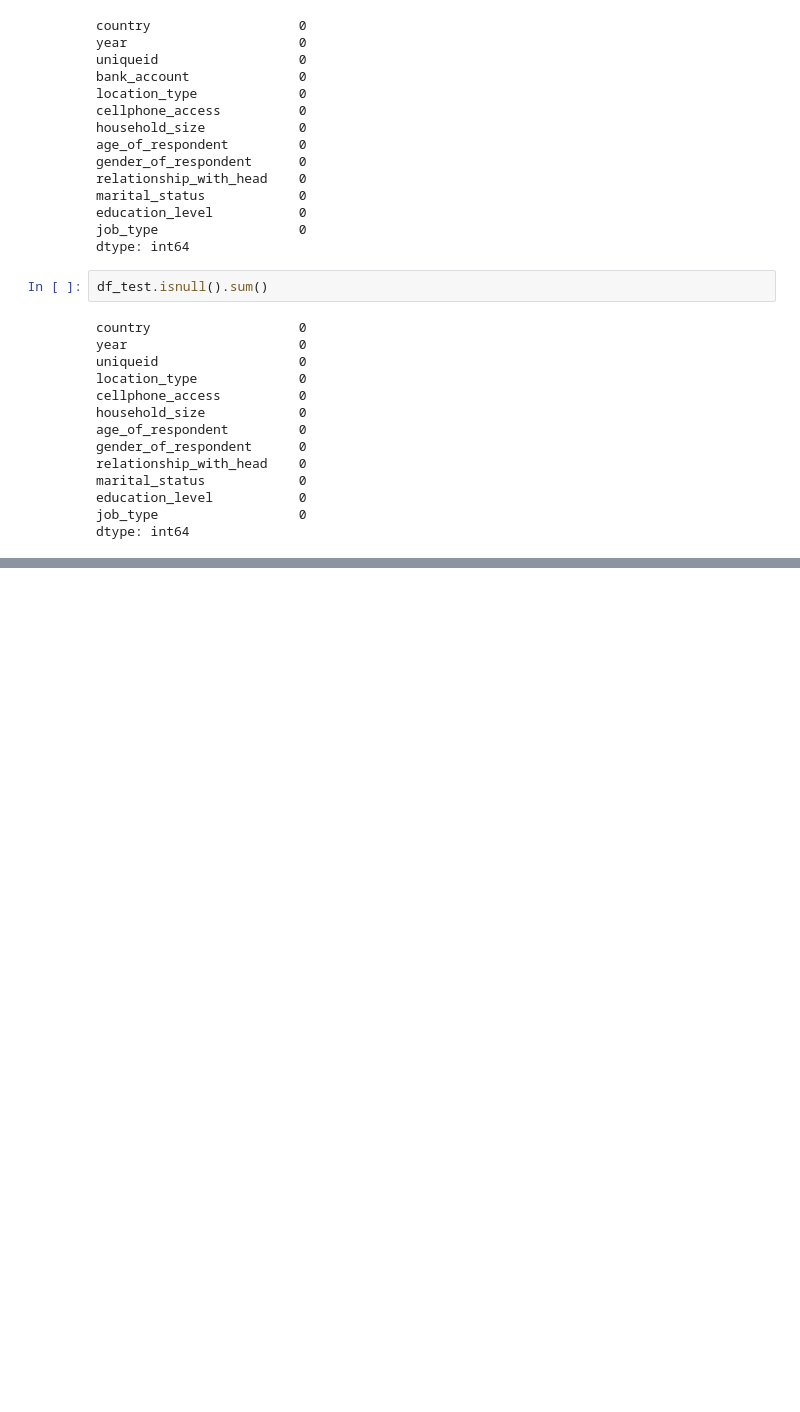
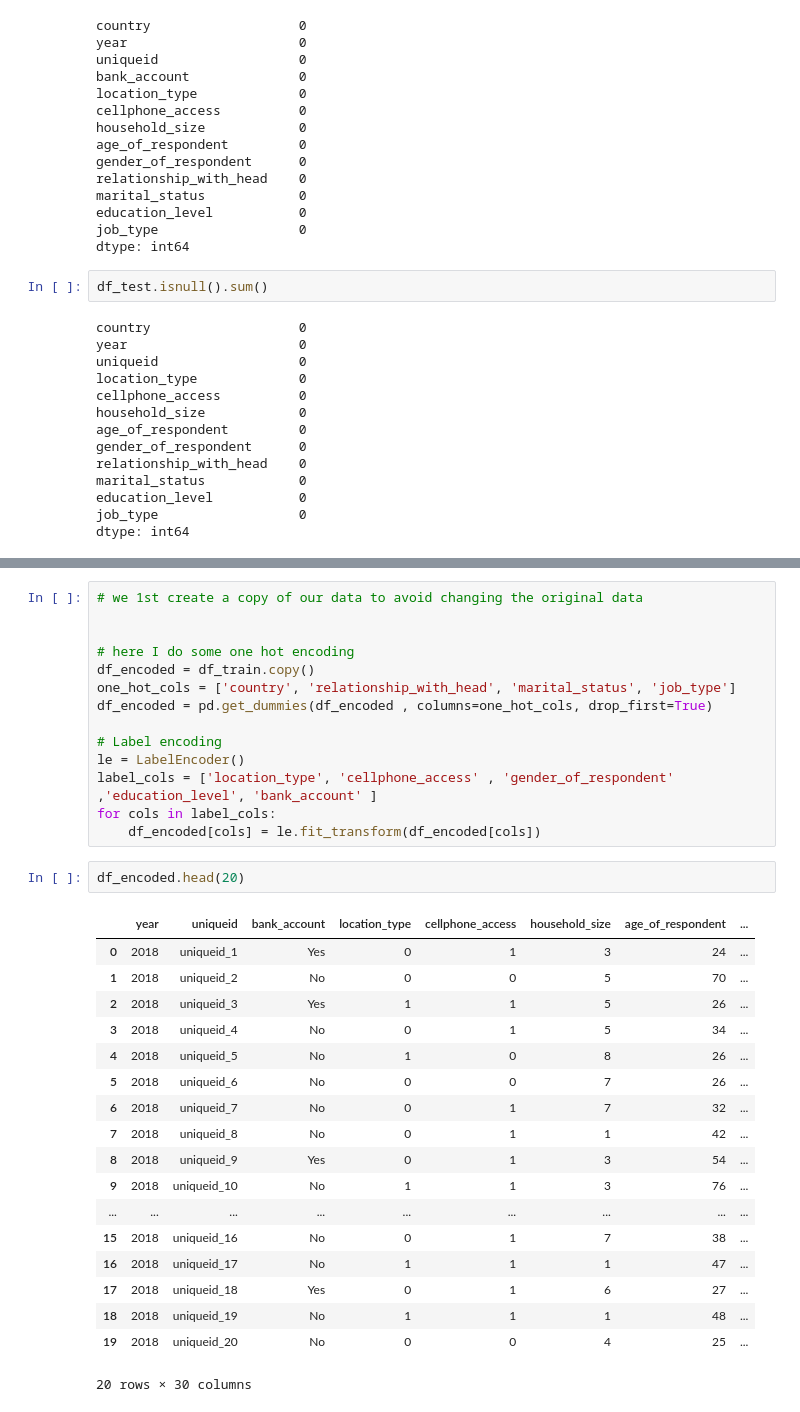
Before and after one commit to Gekika/AI-Machine-Learning, a Jupyter notebook: Zindi_Project/competitions/financial-inclusion-in-africa/FI_ver_1.ipynb, the cells around one changed output, grey strips where cells are left out. Cells and saved outputs as stored; diff of their text form; blank space fills up the shorter version.

```diff
--- a/Zindi_Project/competitions/financial-inclusion-in-africa/FI_ver_1.ipynb
+++ b/Zindi_Project/competitions/financial-inclusion-in-africa/FI_ver_1.ipynb
@@ -122,0 +159,35 @@ le = LabelEncoder()
+# %%
+# we 1st create a copy of our data to avoid changing the original data
+
+
+# here I do some one hot encoding
+df_encoded = df_train.copy()
+one_hot_cols = ['country', 'relationship_with_head', 'marital_status', 'job_type']
+df_encoded = pd.get_dummies(df_encoded , columns=one_hot_cols, drop_first=True)
+
+# Label encoding
+le = LabelEncoder()
+label_cols = ['location_type', 'cellphone_access' , 'gender_of_respondent' ,'education_level', 'bank_account' ]
+for cols in label_cols:
+    df_encoded[cols] = le.fit_transform(df_encoded[cols])
+# %%
+df_encoded.head(20)
+# %% [output]
+|  | year | uniqueid | bank_account | location_type | cellphone_access | household_size | age_of_respondent | ... |
+| 0 | 2018 | uniqueid_1 | Yes | 0 | 1 | 3 | 24 | ... |
+| 1 | 2018 | uniqueid_2 | No | 0 | 0 | 5 | 70 | ... |
+| 2 | 2018 | uniqueid_3 | Yes | 1 | 1 | 5 | 26 | ... |
+| 3 | 2018 | uniqueid_4 | No | 0 | 1 | 5 | 34 | ... |
+| 4 | 2018 | uniqueid_5 | No | 1 | 0 | 8 | 26 | ... |
+| 5 | 2018 | uniqueid_6 | No | 0 | 0 | 7 | 26 | ... |
+| 6 | 2018 | uniqueid_7 | No | 0 | 1 | 7 | 32 | ... |
+| 7 | 2018 | uniqueid_8 | No | 0 | 1 | 1 | 42 | ... |
+| 8 | 2018 | uniqueid_9 | Yes | 0 | 1 | 3 | 54 | ... |
+| 9 | 2018 | uniqueid_10 | No | 1 | 1 | 3 | 76 | ... |
+| ... | ... | ... | ... | ... | ... | ... | ... | ... |
+| 15 | 2018 | uniqueid_16 | No | 0 | 1 | 7 | 38 | ... |
+| 16 | 2018 | uniqueid_17 | No | 1 | 1 | 1 | 47 | ... |
+| 17 | 2018 | uniqueid_18 | Yes | 0 | 1 | 6 | 27 | ... |
+| 18 | 2018 | uniqueid_19 | No | 1 | 1 | 1 | 48 | ... |
+| 19 | 2018 | uniqueid_20 | No | 0 | 0 | 4 | 25 | ... |
+20 rows × 30 columns
```
Also changed, not shown: parts of 6 cells of this notebook.
